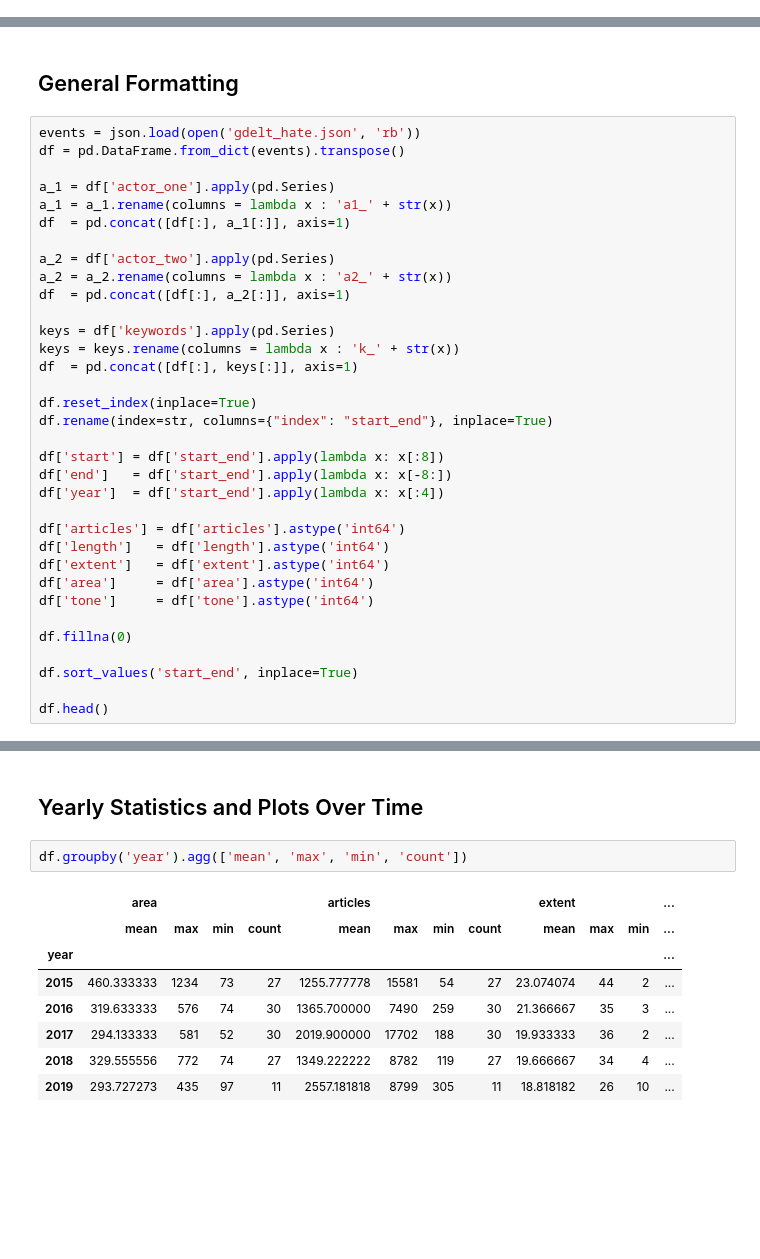
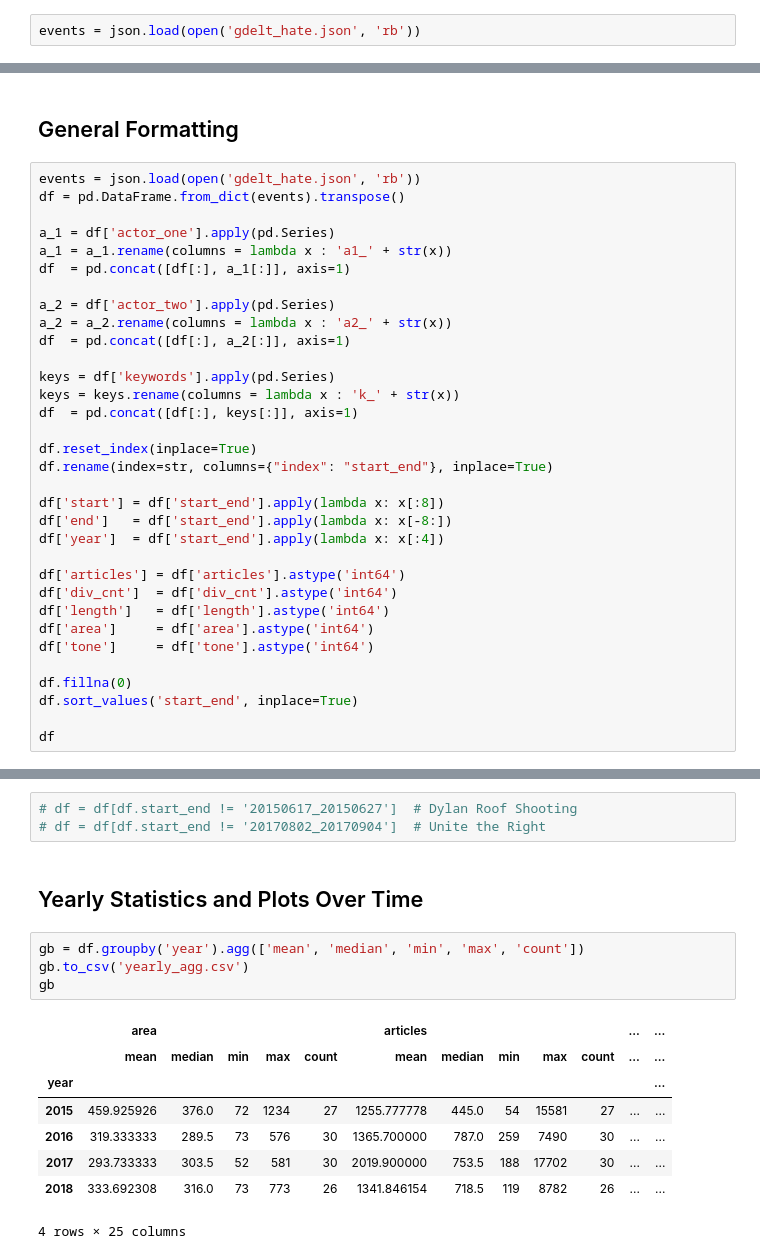
Before and after one commit to Jwmazzi/media_research, a Jupyter notebook: planning/GDELT Exploration.ipynb, the cells around one changed output, grey strips where cells are left out. Saved outputs shown, nothing was run; the diff lists cells and outputs as text; blank space fills up the shorter version.

```diff
--- a/planning/GDELT Exploration.ipynb
+++ b/planning/GDELT Exploration.ipynb
@@ -5,0 +12,2 @@ import json
+# %%
+events = json.load(open('gdelt_hate.json', 'rb'))
@@ -29,14 +45,13 @@ df['end']   = df['start_end'].apply(lambda x: x[-8:])
 df['year']  = df['start_end'].apply(lambda x: x[:4])
 
 df['articles'] = df['articles'].astype('int64')
+df['div_cnt']  = df['div_cnt'].astype('int64')
 df['length']   = df['length'].astype('int64')
-df['extent']   = df['extent'].astype('int64')
 df['area']     = df['area'].astype('int64')
 df['tone']     = df['tone'].astype('int64')
 
 df.fillna(0)
-
 df.sort_values('start_end', inplace=True)
 
-df.head()
+df
 # %% [output]
@@ -50,15 +76,20 @@ df.head()
+# %%
+# df = df[df.start_end != '20150617_20150627']  # Dylan Roof Shooting
+# df = df[df.start_end != '20170802_20170904']  # Unite the Right
 # %% [markdown]
 ## Yearly Statistics and Plots Over Time
 # %%
-df.groupby('year').agg(['mean', 'max', 'min', 'count'])
+gb = df.groupby('year').agg(['mean', 'median', 'min', 'max', 'count'])
+gb.to_csv('yearly_agg.csv')
+gb
 # %% [output]
-|  | area |  |  |  | articles |  |  |  | extent |  |  | ... |
-|  | mean | max | min | count | mean | max | min | count | mean | max | min | ... |
+|  | area |  |  |  |  | articles |  |  |  |  | ... | ... |
+|  | mean | median | min | max | count | mean | median | min | max | count | ... | ... |
 | year |  |  |  |  |  |  |  |  |  |  |  | ... |
-| 2015 | 460.333333 | 1234 | 73 | 27 | 1255.777778 | 15581 | 54 | 27 | 23.074074 | 44 | 2 | ... |
-| 2016 | 319.633333 | 576 | 74 | 30 | 1365.700000 | 7490 | 259 | 30 | 21.366667 | 35 | 3 | ... |
-| 2017 | 294.133333 | 581 | 52 | 30 | 2019.900000 | 17702 | 188 | 30 | 19.933333 | 36 | 2 | ... |
-| 2018 | 329.555556 | 772 | 74 | 27 | 1349.222222 | 8782 | 119 | 27 | 19.666667 | 34 | 4 | ... |
-| 2019 | 293.727273 | 435 | 97 | 11 | 2557.181818 | 8799 | 305 | 11 | 18.818182 | 26 | 10 | ... |
+| 2015 | 459.925926 | 376.0 | 72 | 1234 | 27 | 1255.777778 | 445.0 | 54 | 15581 | 27 | ... | ... |
+| 2016 | 319.333333 | 289.5 | 73 | 576 | 30 | 1365.700000 | 787.0 | 259 | 7490 | 30 | ... | ... |
+| 2017 | 293.733333 | 303.5 | 52 | 581 | 30 | 2019.900000 | 753.5 | 188 | 17702 | 30 | ... | ... |
+| 2018 | 333.692308 | 316.0 | 73 | 773 | 26 | 1341.846154 | 718.5 | 119 | 8782 | 26 | ... | ... |
+4 rows × 25 columns
 # %%
 df.plot(x='start', y='articles', title='Total Articles Over Time', figsize=(15, 3))
```
Also changed, not shown: parts of 17 cells of this notebook, 9 other files.
